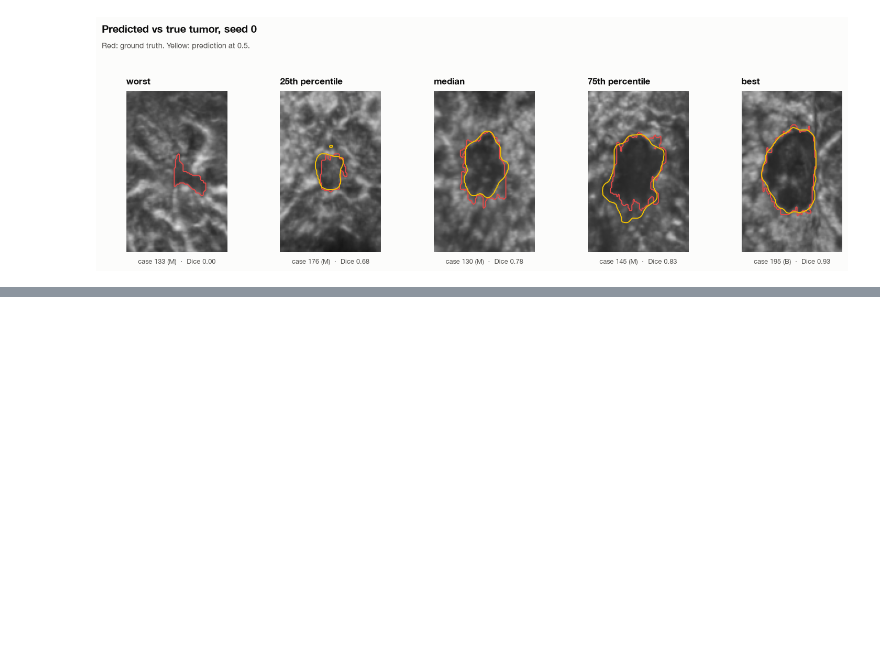
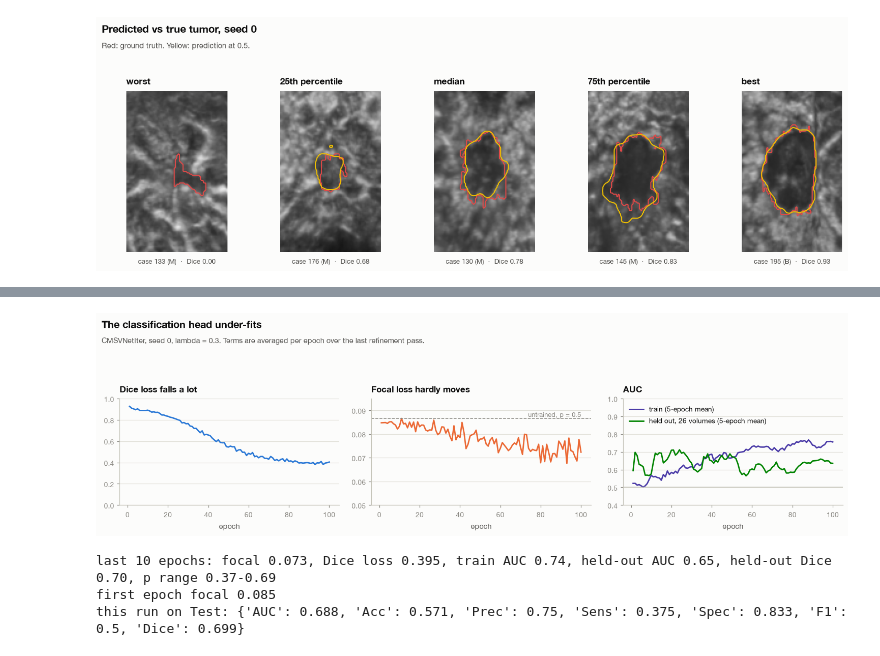
Before and after one commit to mralinp/abus-classification, a Jupyter notebook: notebooks/3-zhou2021.ipynb, the cells around one changed output, grey strips where cells are left out. Drawn from its saved outputs; the diff is of its cells as text; code cells hidden in the pictures; blank space fills up the shorter version.

```diff
--- a/notebooks/3-zhou2021.ipynb
+++ b/notebooks/3-zhou2021.ipynb
@@ -547,3 +582,32 @@ paper_abl.add_prefix("paper ").round(3)
+# %%
+hist = pd.read_csv(RESULTS / "zhou2021_seed0_val_history.csv")
+fig, axes = plt.subplots(1, 3, figsize=(13.5, 4.2))
+ax = axes[0]
+ax.plot(hist.epoch, hist.dice_loss, color=BENIGN, lw=1.8)
+ax.set_title("Dice loss falls a lot"); ax.set_ylim(0, 1); ax.set_xlabel("epoch"); value_grid(ax)
+ax = axes[1]
+ax.plot(hist.epoch, hist.focal, color=MALIGNANT, lw=1.8)
+ax.axhline(0.25 * np.log(2) * 0.5, color=MUTED, ls="--", lw=1)
+ax.text(100, 0.25 * np.log(2) * 0.5 + 0.0006, "untrained, p = 0.5", ha="right", fontsize=8.5, color=MUTED)
+ax.set_title("Focal loss hardly moves"); ax.set_ylim(0.05, 0.095); ax.set_xlabel("epoch"); value_grid(ax)
+ax = axes[2]
+ax.plot(hist.epoch, hist.train_auc.rolling(5, min_periods=1).mean(), color=ACCENT, lw=1.8, label="train (5-epoch mean)")
+ax.plot(hist.epoch, hist.val_auc.rolling(5, min_periods=1).mean(), color=SEED_COLORS[1], lw=1.8, label="held out, 26 volumes (5-epoch mean)")
+ax.axhline(0.5, color=AXIS, lw=1); ax.set_ylim(0.4, 1); ax.set_title("AUC"); ax.set_xlabel("epoch"); value_grid(ax); ax.legend(loc="upper left")
+top = fig_title(fig, "The classification head under-fits", "CMSVNetIter, seed 0, lambda = 0.3. Terms are averaged per epoch over the last refinement pass.")
+fig.tight_layout(rect=[0, 0, 1, top])
+plt.show()
+
+last = hist.tail(10).mean()
+print(f"last 10 epochs: focal {last.focal:.3f}, Dice loss {last.dice_loss:.3f}, train AUC {last.train_auc:.2f}, "
+      f"held-out AUC {last.val_auc:.2f}, held-out Dice {last.val_dice:.2f}, p range {hist.p_min.tail(10).min():.2f}-{hist.p_max.tail(10).max():.2f}")
+print("first epoch focal", round(hist.focal.iloc[0], 3))
+print("this run on Test:", pd.read_csv(RESULTS / "zhou2021_val_results.csv", index_col=0).loc["seed 0"].round(3).to_dict())
+# %% [output]
+[figure, added]
+last 10 epochs: focal 0.073, Dice loss 0.395, train AUC 0.74, held-out AUC 0.65, held-out Dice 0.70, p range 0.37-0.69
+first epoch focal 0.085
+this run on Test: {'AUC': 0.688, 'Acc': 0.571, 'Prec': 0.75, 'Sens': 0.375, 'Spec': 0.833, 'F1': 0.5, 'Dice': 0.699}
 # %% [markdown]
 ## 7. Protocol and how to re-run
 
```
Also changed, not shown: parts of 8 cells of this notebook, 11 other files.
